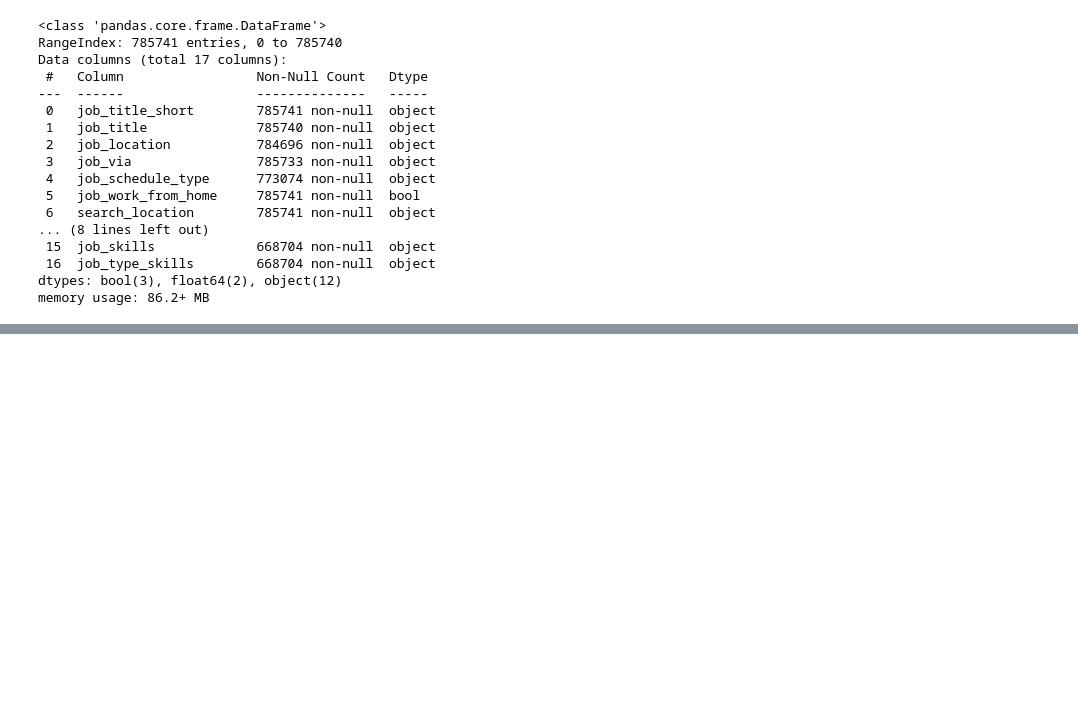
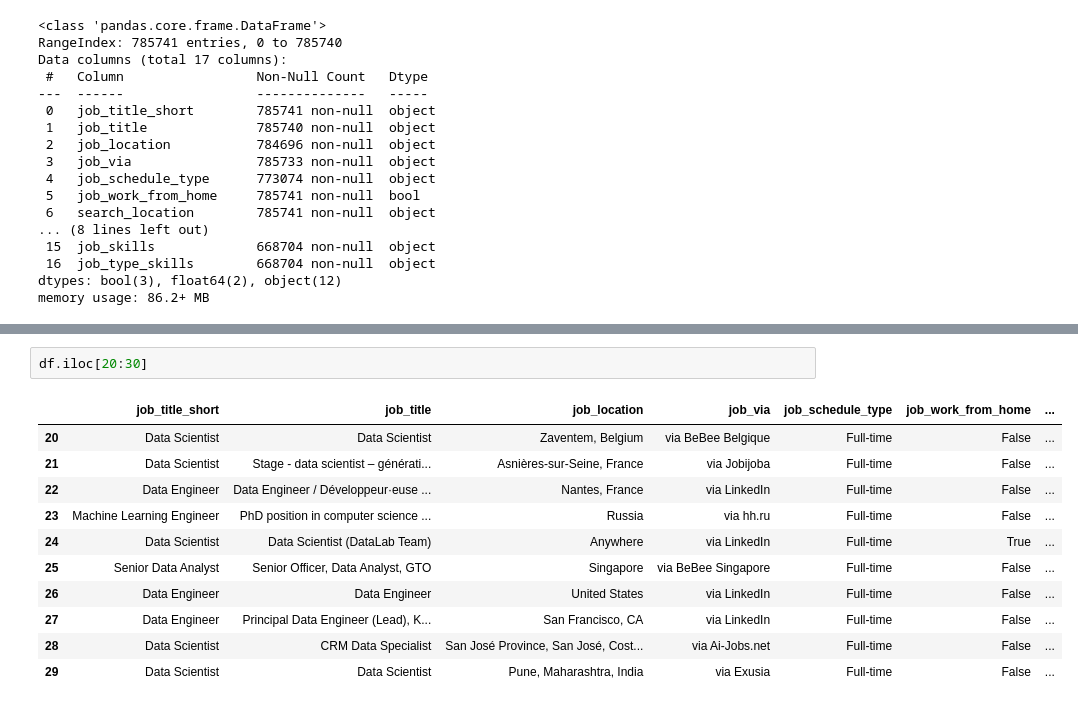
Before and after one commit to shyam0770sharma-prog/PYTHON, a Jupyter notebook: Untitled21.ipynb, the cells around one changed output, grey strips where cells are left out. Drawn from its saved outputs; the diff is of its cells as text; blank space fills up the shorter version.

```diff
--- a/Untitled21.ipynb
+++ b/Untitled21.ipynb
@@ -265,0 +361,14 @@ memory usage: 86.2+ MB
+# %%
+df.iloc[20:30]
+# %% [output]
+|  | job_title_short | job_title | job_location | job_via | job_schedule_type | job_work_from_home | ... |
+| 20 | Data Scientist | Data Scientist | Zaventem, Belgium | via BeBee Belgique | Full-time | False | ... |
+| 21 | Data Scientist | Stage - data scientist – générati... | Asnières-sur-Seine, France | via Jobijoba | Full-time | False | ... |
+| 22 | Data Engineer | Data Engineer / Développeur·euse ... | Nantes, France | via LinkedIn | Full-time | False | ... |
+| 23 | Machine Learning Engineer | PhD position in computer science ... | Russia | via hh.ru | Full-time | False | ... |
+| 24 | Data Scientist | Data Scientist (DataLab Team) | Anywhere | via LinkedIn | Full-time | True | ... |
+| 25 | Senior Data Analyst | Senior Officer, Data Analyst, GTO | Singapore | via BeBee Singapore | Full-time | False | ... |
+| 26 | Data Engineer | Data Engineer | United States | via LinkedIn | Full-time | False | ... |
+| 27 | Data Engineer | Principal Data Engineer (Lead), K... | San Francisco, CA | via LinkedIn | Full-time | False | ... |
+| 28 | Data Scientist | CRM Data Specialist | San José Province, San José, Cost... | via Ai-Jobs.net | Full-time | False | ... |
+| 29 | Data Scientist | Data Scientist | Pune, Maharashtra, India | via Exusia | Full-time | False | ... |
```
Also changed, not shown: parts of 15 cells of this notebook.
